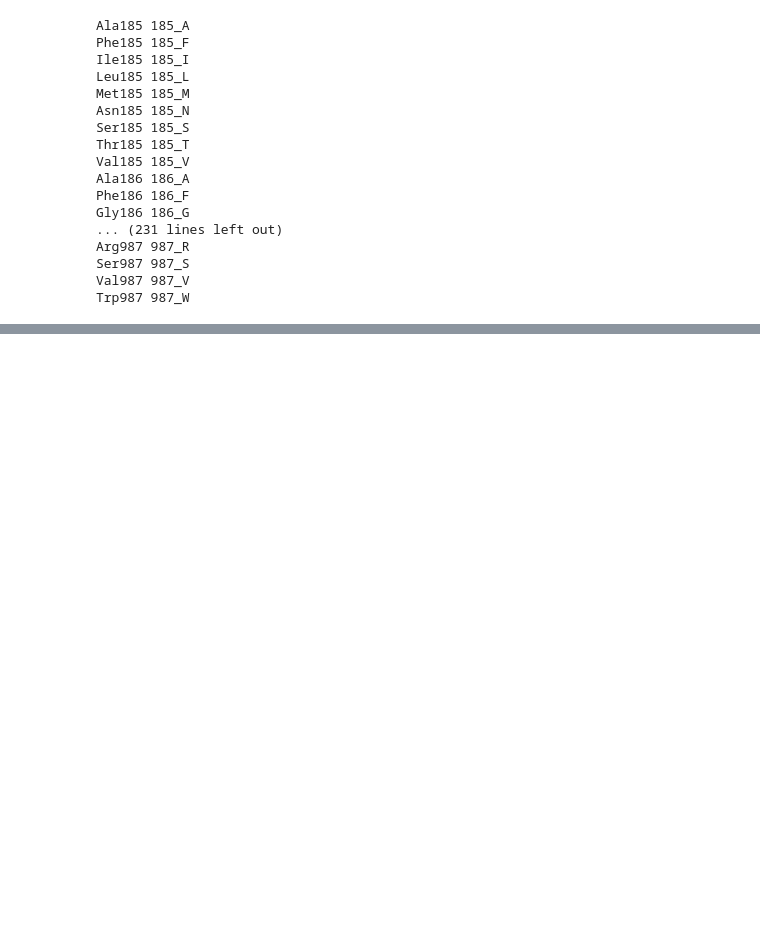
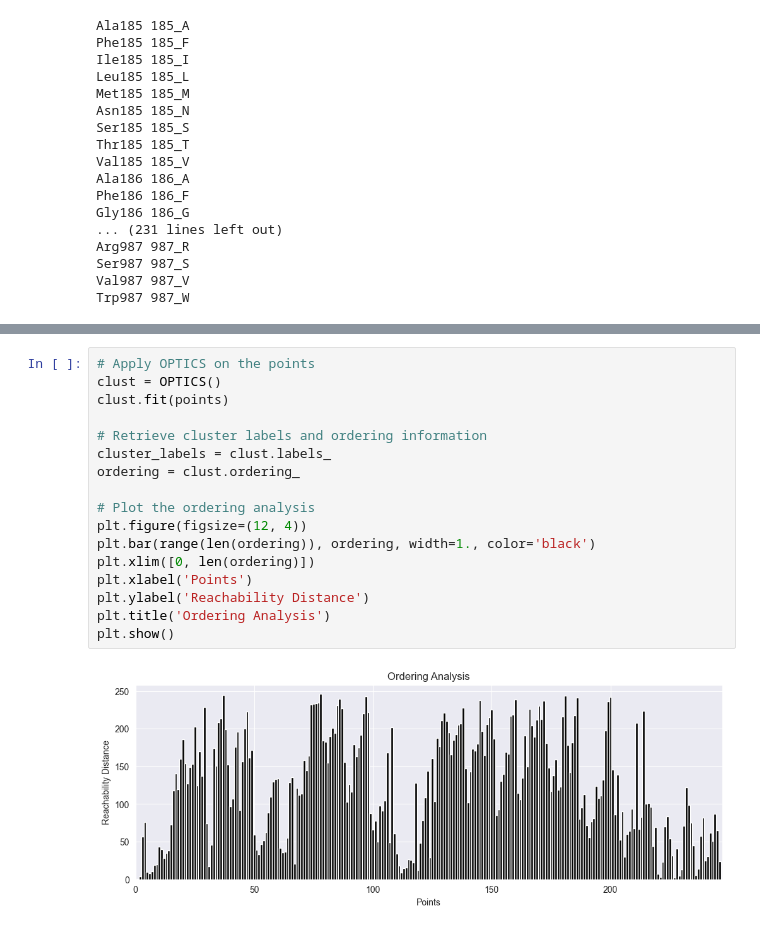
Before and after one commit to lcobiodata/msautils, a Jupyter notebook: examples/ring-hydroxylating_dioxygenase/test_method_1.ipynb, the cells around one changed output, grey strips where cells are left out. Drawn from its saved outputs; the diff is of its cells as text; blank space fills up the shorter version.

```diff
--- a/examples/ring-hydroxylating_dioxygenase/test_method_1.ipynb
+++ b/examples/ring-hydroxylating_dioxygenase/test_method_1.ipynb
@@ -612,0 +675,19 @@ array([[0.        , 0.30667146, 0.49658052, ..., 0.99775594, 0.99942229,
+# %%
+# Apply OPTICS on the points
+clust = OPTICS()
+clust.fit(points)
+
+# Retrieve cluster labels and ordering information
+cluster_labels = clust.labels_
+ordering = clust.ordering_
+
+# Plot the ordering analysis
+plt.figure(figsize=(12, 4))
+plt.bar(range(len(ordering)), ordering, width=1., color='black')
+plt.xlim([0, len(ordering)])
+plt.xlabel('Points')
+plt.ylabel('Reachability Distance')
+plt.title('Ordering Analysis')
+plt.show()
+# %% [output]
+[figure, added]
```
Also changed, not shown: parts of 14 cells of this notebook.
